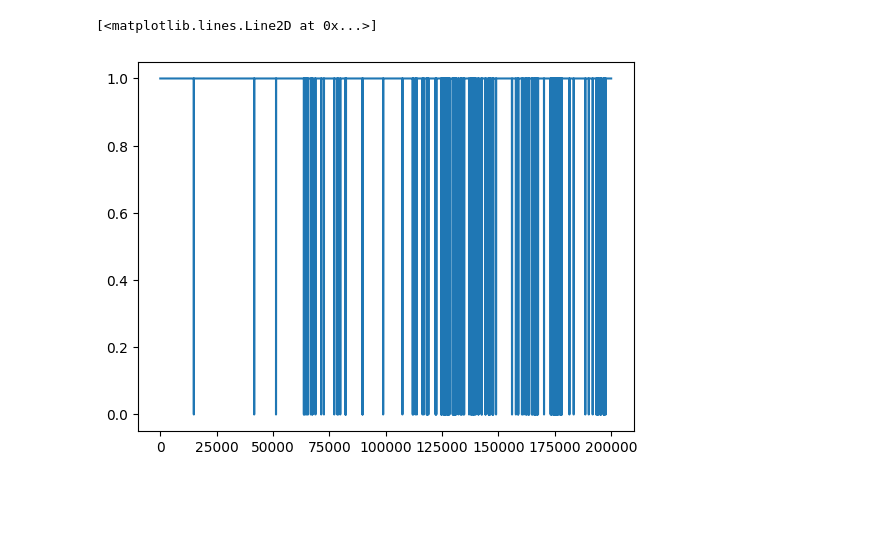
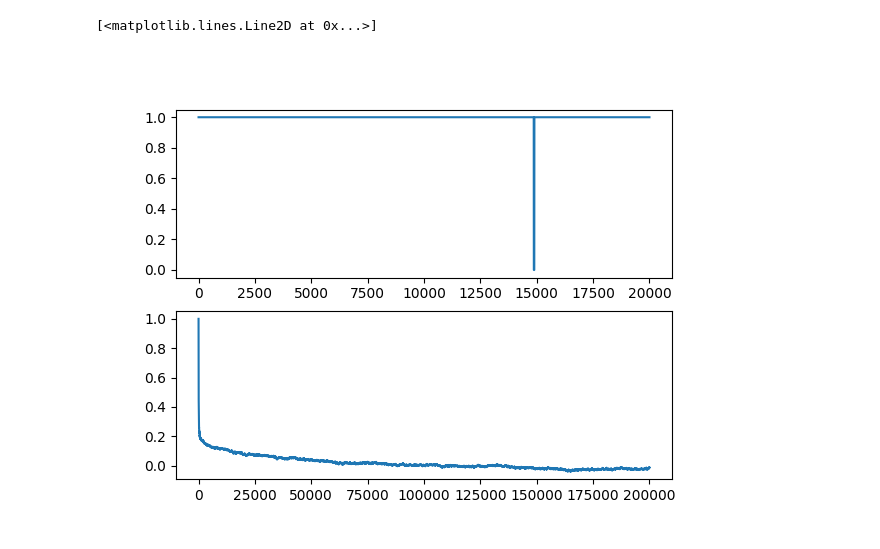
Before and after one commit to hnesk/flipper-raw-rfid, a Jupyter notebook: docs/rifl-tutorial-1.ipynb, the cells around one changed output. Drawn from its saved outputs; the diff is of its cells as text; code cells hidden in the pictures; blank space fills up the shorter version.

```diff
--- a/docs/rifl-tutorial-1.ipynb
+++ b/docs/rifl-tutorial-1.ipynb
@@ -6,18 +14,29 @@ import sys
 # %%
-from flipper_raw_rfid import RiflFile, pad_to_signal, autocorrelate, smooth, binarize
+%matplotlib widget
+
+from flipper_raw_rfid.rifl import Rifl
+from flipper_raw_rfid.utils import batched, pad_to_signal, signal_to_pad, autocorrelate, smooth, binarize, find_first_transition_index, find_peaks, histogram, smooth, binarize
+from flipper_raw_rfid.bits import decode_lengths, decode_manchester, decode_em_4100, to_str
 from matplotlib import pyplot as plt
 from scipy import signal as scipy_signal
+import numpy as np
+import numpy
+import sys
+
 
 # Basic usage
 
-rifl = RiflFile.load('../tests/assets/Red354.ask.raw')
+rifl = Rifl.load('../tests/assets/Red354.ask.raw')
+#rifl = RiflFile.load('examples/indala.psk.raw')
 
-# Get the signal as pulse length and duration length meaured in samples
-pad = rifl.pulse_and_durations()
-# Convert it into something more standard (vector of 0 and 1)
+# Get the signal as pulse length and duration length measured in µs
+pad = rifl.pulse_and_durations
+# Convert it into something more usable (vector of 0 and 1)
 signal = pad_to_signal(pad)
 
-plt.plot(signal[:20000])
+fig, ax = plt.subplots()
+ax.plot(signal)
+ax.set_xlim(0,20000)
 
 # Yeah looks like a signal
 # %% [output]
@@ -58,9 +168,18 @@ array([ 32708,  65416,  98124, 130832, 163540, 196248, 228956, 261665,
 # %%
 # Lets compare it to when there is no data in the file
-no_signal = RiflFile.load('../tests/assets/Nothing.ask.raw').signal()
+rifl = Rifl.load('../tests/assets/Nothing.ask.raw')
+
+no_signal = pad_to_signal(rifl.pulse_and_durations)
+
+fix, ax = plt.subplots(2)
 
 # Looks strange
-plt.plot(no_signal[:200000])
+ax[0].plot(no_signal[:20000])
+
+no_signal_autocorrelation = autocorrelate(no_signal)
+
+# And has no visible autocorrelation
+ax[1].plot(no_signal_autocorrelation[:200000])
 # %% [output]
 [<matplotlib.lines.Line2D at 0x...>]
-[figure, old version]
+[figure, new version]
```
Also changed, not shown: parts of 10 cells of this notebook, 1 other file.
